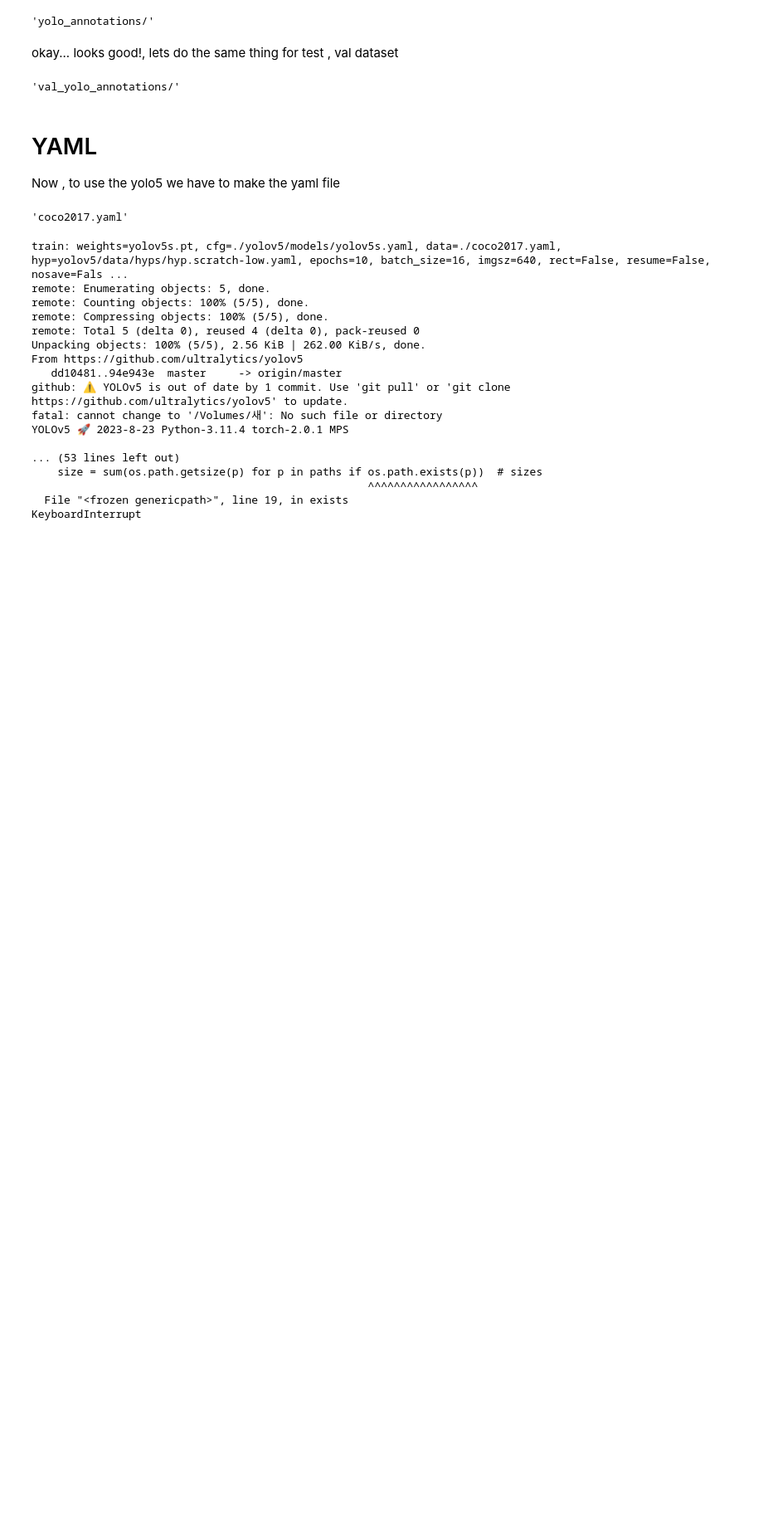
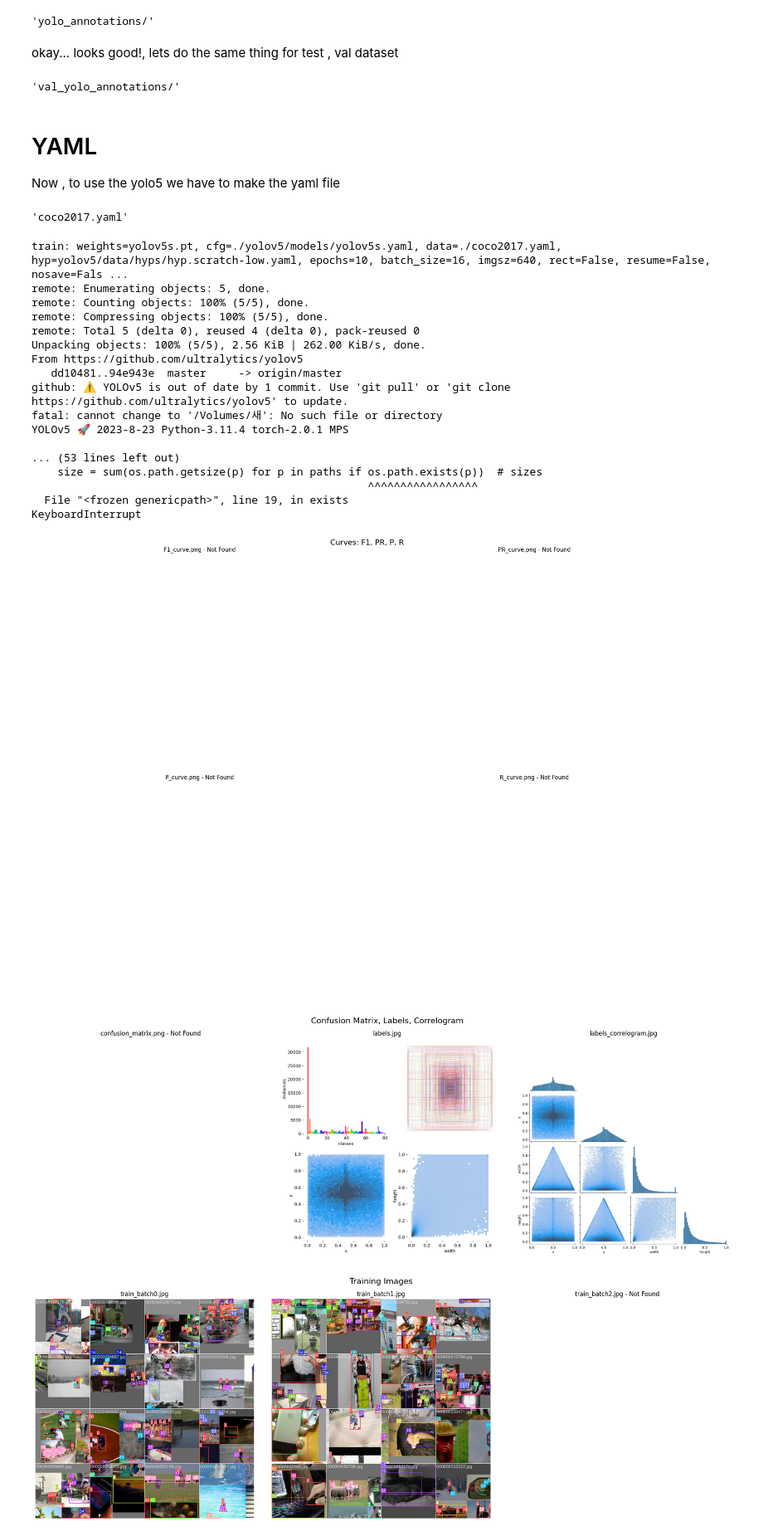
Before and after one commit to EmptyDeck/Code, a Jupyter notebook: @Project/ID_coco17/id_yolo.ipynb, the cells around one changed output. Shown at 83% size. Drawn from its saved outputs; the diff is of its cells as text; code cells hidden in the pictures; blank space fills up the shorter version.

```diff
--- a/@Project/ID_coco17/id_yolo.ipynb
+++ b/@Project/ID_coco17/id_yolo.ipynb
@@ -416,3 +416,60 @@ YOLOv5 🚀 2023-8-23 Python-3.11.4 torch-2.0.1 MPS
                                                     ^^^^^^^^^^^^^^^^^
   File "<frozen genericpath>", line 19, in exists
 KeyboardInterrupt
+# %%
+import os
+import matplotlib.pyplot as plt
+import matplotlib.image as mpimg
+
+def display_yolo_results(yolo_folder_name):
+    """Display images from the latest experiment folder in YOLO."""
+
+    def load_and_display_image(ax, path, title):
+        """Load an image from the given path and display it on the given axis."""
+        try:
+            image = mpimg.imread(path)
+            ax.imshow(image)
+            ax.set_title(title)
+            ax.axis('off')
+        except FileNotFoundError:
+            ax.set_title(f"{title} - Not Found")
+            ax.axis('off')
+
+    # Identify the latest experiment folder
+    exp_folder = os.path.join(yolo_folder_name, "runs", "train", "exp")
+
+    if os.path.exists(exp_folder):
+        idx = 2
+        while True:
+            next_folder = os.path.join(yolo_folder_name, "runs", "train", f"exp{idx}")
+            if not os.path.exists(next_folder):
+                break
+            exp_folder = next_folder
+            idx += 1
+    else:
+        print("There is no exp folder! Maybe you never ran yolo?")
+        return
+
+    # List of image sets to display
+    image_sets = [
+        {"title": "Curves: F1, PR, P, R", "images": ["F1_curve.png", "PR_curve.png", "P_curve.png", "R_curve.png"], "layout": (2, 2)},
+        {"title": "Confusion Matrix, Labels, Correlogram", "images": ["confusion_matrix.png", "labels.jpg", "labels_correlogram.jpg"], "layout": (1, 3)},
+        {"title": "Training Images", "images": ["train_batch0.jpg", "train_batch1.jpg", "train_batch2.jpg"], "layout": (1, 3)},
+        {"title": "Validation Images", "images": ["val_batch0_pred.jpg", "val_batch1_pred.jpg", "val_batch2_pred.jpg"], "layout": (1, 3)}
+    ]
+
+    for image_set in image_sets:
+        fig = plt.figure(figsize=(20, 7 * image_set["layout"][0]))
+        for i, image_name in enumerate(image_set["images"]):
+            ax = fig.add_subplot(image_set["layout"][0], image_set["layout"][1], i+1)
+            load_and_display_image(ax, os.path.join(exp_folder, image_name), image_name)
+        fig.suptitle(image_set["title"], fontsize=16)
+        plt.tight_layout()
+        plt.show()
+
+# 예제로 사용하기
+display_yolo_results('yolov5')
+# %% [output]
+[figure, added]
+[figure, added]
+[figure, added]
```
Also changed, not shown: parts of 2 cells of this notebook, 3 other files.
